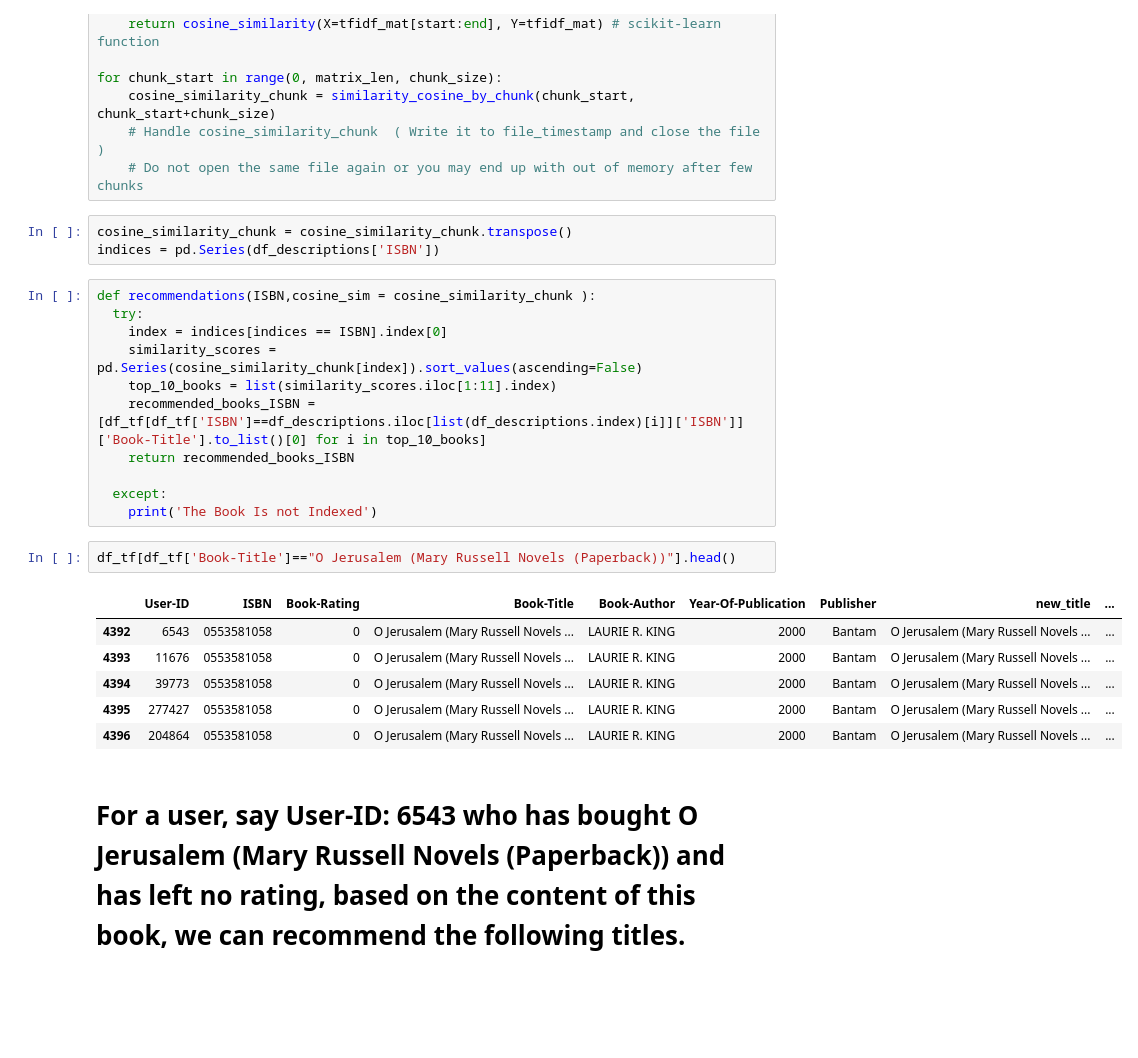
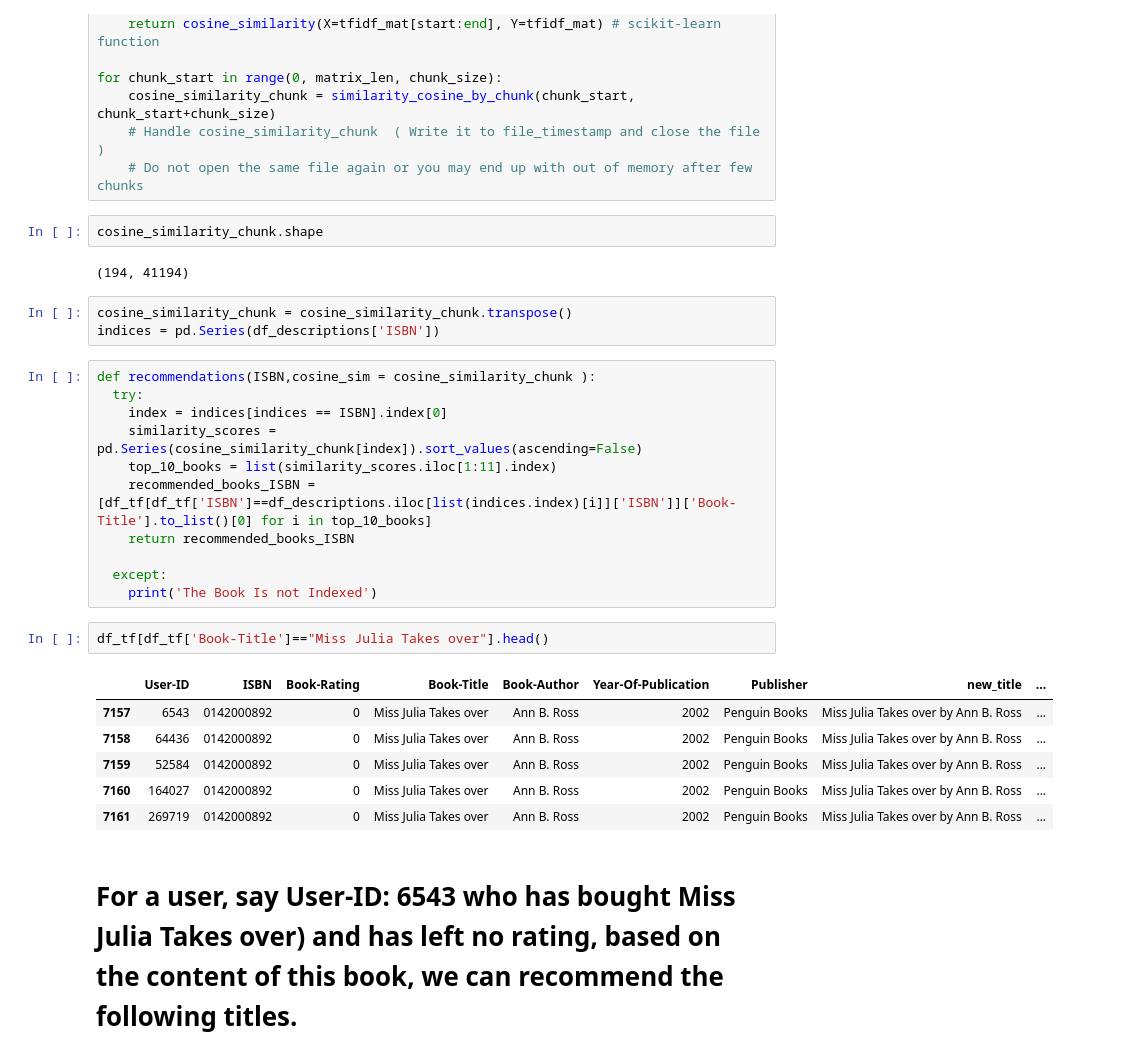
Before and after one commit to harshmudgil97/book_recommender_system, a Jupyter notebook: Final_Book_Recommendation_System.ipynb, the cells around one changed output. Drawn from its saved outputs; the diff is of its cells as text; blank space fills up the shorter version.

```diff
--- a/Final_Book_Recommendation_System.ipynb
+++ b/Final_Book_Recommendation_System.ipynb
@@ -1530,6 +1454,10 @@ for chunk_start in range(0, matrix_len, chunk_size):
     cosine_similarity_chunk = similarity_cosine_by_chunk(chunk_start, chunk_start+chunk_size)
     # Handle cosine_similarity_chunk  ( Write it to file_timestamp and close the file )
     # Do not open the same file again or you may end up with out of memory after few chunks
+# %%
+cosine_similarity_chunk.shape
+# %% [output]
+(194, 41194)
 # %%
 cosine_similarity_chunk = cosine_similarity_chunk.transpose()
 indices = pd.Series(df_descriptions['ISBN'])
@@ -1539,19 +1467,19 @@ def recommendations(ISBN,cosine_sim = cosine_similarity_chunk ):
     index = indices[indices == ISBN].index[0]
     similarity_scores = pd.Series(cosine_similarity_chunk[index]).sort_values(ascending=False)
     top_10_books = list(similarity_scores.iloc[1:11].index)
-    recommended_books_ISBN = [df_tf[df_tf['ISBN']==df_descriptions.iloc[list(df_descriptions.index)[i]]['ISBN']]['Book-Title'].to_list()[0] for i in top_10_books]
+    recommended_books_ISBN = [df_tf[df_tf['ISBN']==df_descriptions.iloc[list(indices.index)[i]]['ISBN']]['Book-Title'].to_list()[0] for i in top_10_books]
     return recommended_books_ISBN
 
   except:
     print('The Book Is not Indexed')
 # %%
-df_tf[df_tf['Book-Title']=="O Jerusalem (Mary Russell Novels (Paperback))"].head()
+df_tf[df_tf['Book-Title']=="Miss Julia Takes over"].head()
 # %% [output]
 |  | User-ID | ISBN | Book-Rating | Book-Title | Book-Author | Year-Of-Publication | Publisher | new_title | ... |
-| 4392 | 6543 | 0553581058 | 0 | O Jerusalem (Mary Russell Novels ... | LAURIE R. KING | 2000 | Bantam | O Jerusalem (Mary Russell Novels ... | ... |
-| 4393 | 11676 | 0553581058 | 0 | O Jerusalem (Mary Russell Novels ... | LAURIE R. KING | 2000 | Bantam | O Jerusalem (Mary Russell Novels ... | ... |
-| 4394 | 39773 | 0553581058 | 0 | O Jerusalem (Mary Russell Novels ... | LAURIE R. KING | 2000 | Bantam | O Jerusalem (Mary Russell Novels ... | ... |
-| 4395 | 277427 | 0553581058 | 0 | O Jerusalem (Mary Russell Novels ... | LAURIE R. KING | 2000 | Bantam | O Jerusalem (Mary Russell Novels ... | ... |
-| 4396 | 204864 | 0553581058 | 0 | O Jerusalem (Mary Russell Novels ... | LAURIE R. KING | 2000 | Bantam | O Jerusalem (Mary Russell Novels ... | ... |
+| 7157 | 6543 | 0142000892 | 0 | Miss Julia Takes over | Ann B. Ross | 2002 | Penguin Books | Miss Julia Takes over by Ann B. Ross | ... |
+| 7158 | 64436 | 0142000892 | 0 | Miss Julia Takes over | Ann B. Ross | 2002 | Penguin Books | Miss Julia Takes over by Ann B. Ross | ... |
+| 7159 | 52584 | 0142000892 | 0 | Miss Julia Takes over | Ann B. Ross | 2002 | Penguin Books | Miss Julia Takes over by Ann B. Ross | ... |
+| 7160 | 164027 | 0142000892 | 0 | Miss Julia Takes over | Ann B. Ross | 2002 | Penguin Books | Miss Julia Takes over by Ann B. Ross | ... |
+| 7161 | 269719 | 0142000892 | 0 | Miss Julia Takes over | Ann B. Ross | 2002 | Penguin Books | Miss Julia Takes over by Ann B. Ross | ... |
 # %% [markdown]
-# For a user, say **User-ID: 6543** who has bought **O Jerusalem (Mary Russell Novels (Paperback))** and has left no rating, based on the content of this book, we can recommend the following titles.
+# For a user, say **User-ID: 6543** who has bought **Miss Julia Takes over)** and has left no rating, based on the content of this book, we can recommend the following titles.
```
Also changed, not shown: parts of 36 cells of this notebook.
